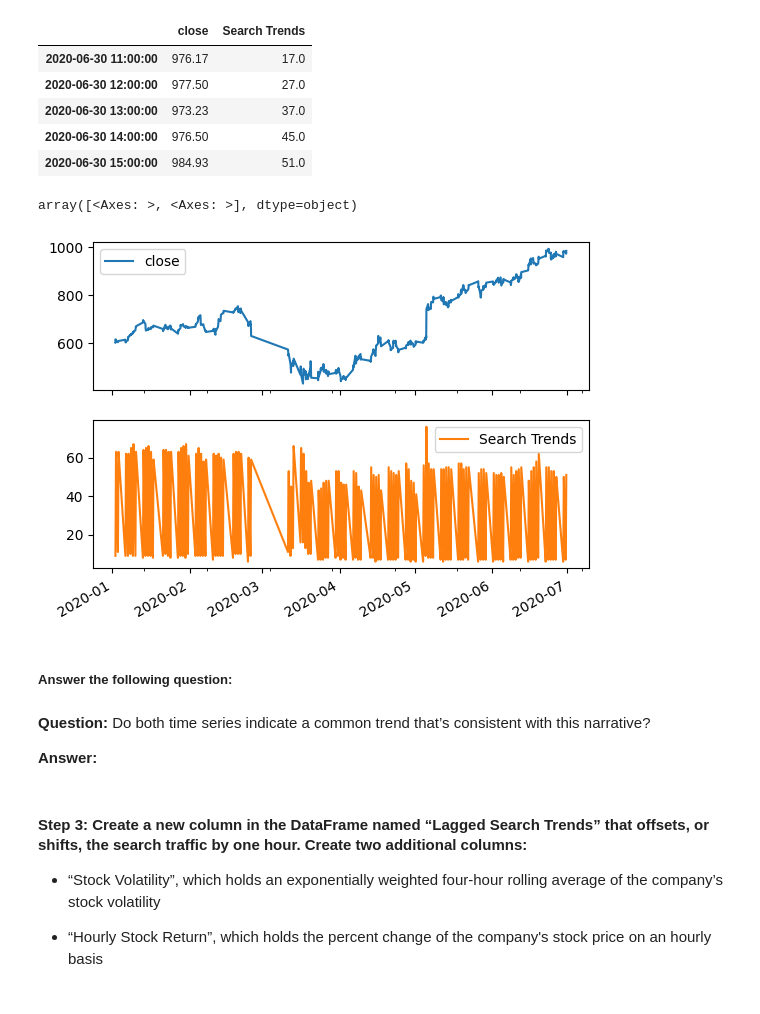
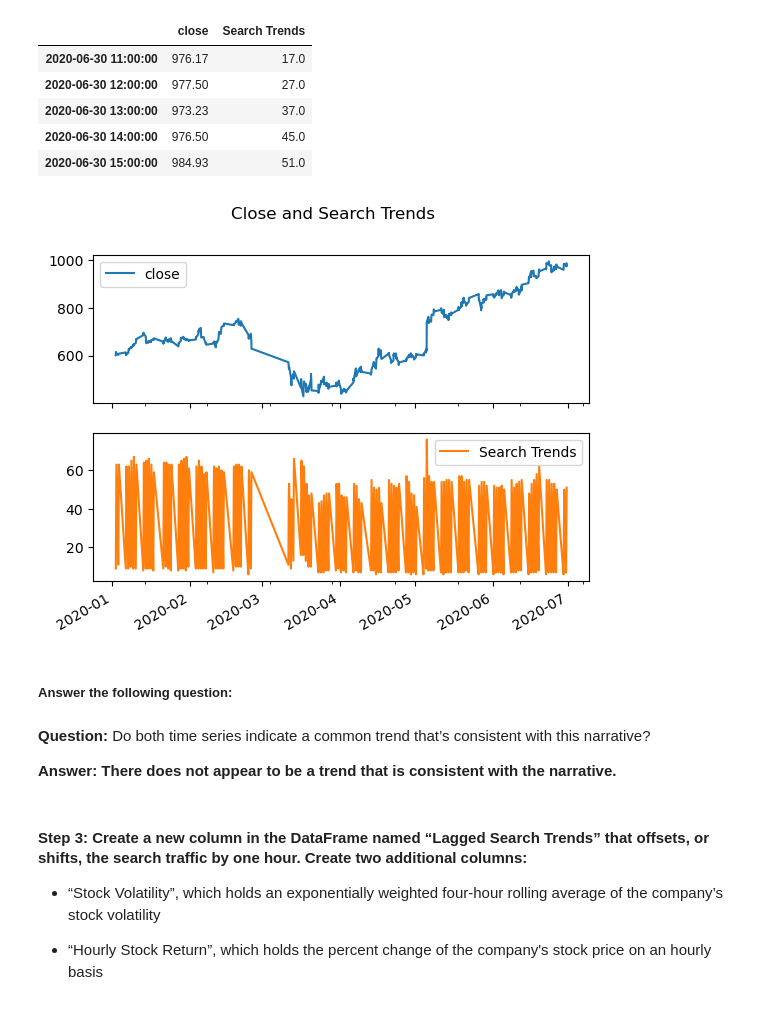
Before and after one commit to D4ality/prophet-challenge, a Jupyter notebook: forecasting_net_prophet.ipynb, the cells around one changed output. Drawn from its saved outputs; the diff is of its cells as text; code cells hidden in the pictures.

Commit message:
Completed the relate to search traffic to stock price patterns and volatility in the mercado libre market

```diff
--- a/forecasting_net_prophet.ipynb
+++ b/forecasting_net_prophet.ipynb
@@ -269,9 +273,12 @@ display(df_mercado_stock.tail())
 # %%
 # Concatenate the df_mercado_stock DataFrame with the df_mercado_trends DataFrame
-# Concatenate the DataFrame by columns (axis=1), and drop and rows with only one column of data
-
+# Concatenate the DataFrame by columns (axis=1), and drop rows with only one column of data
+df_combined = pd.concat([df_mercado_stock, df_mercado_trends], axis=1)
+df_combined = df_combined.dropna(thresh=2)
 
 # View the first and last five rows of the DataFrame
+display(df_combined.head())
+display(df_combined.tail())
 # %% [output]
 |  | close | Search Trends |
 | 2016-06-01 09:00:00 | 135.16 | 6.0 |
@@ -289,9 +296,11 @@ display(df_mercado_stock.tail())
 #### Step 2: Market events emerged during the year of 2020 that many companies found difficult. But, after the initial shock to global financial markets, new customers and revenue increased for e-commerce platforms. Slice the data to just the first half of 2020 (`2020-01` to `2020-06` in the DataFrame), and then plot the data. Do both time series indicate a common trend that’s consistent with this narrative?
 # %%
 # For the combined dataframe, slice to just the first half of 2020 (2020-01 through 2020-06)
-
+df_first_half_2020 = df_combined.loc['2020-01-01':'2020-06-30']
 
 # View the first and last five rows of first_half_2020 DataFrame
+display(df_first_half_2020.head())
+display(df_first_half_2020.tail())
 # %% [output]
 |  | close | Search Trends |
 | 2020-01-02 09:00:00 | 601.085 | 9.0 |
@@ -308,16 +317,17 @@ display(df_mercado_stock.tail())
 # %%
 # Visualize the close and Search Trends data
 # Plot each column on a separate axes using the following syntax
-# `plot(subplots=True)`
+# `plot(subplots=True)
+df_first_half_2020[['close', 'Search Trends']].plot(subplots=True, title='Close and Search Trends')
+plt.show()
 # %% [output]
-array([<Axes: >, <Axes: >], dtype=object)
-[figure, old version]
+[figure, new version]
 # %% [markdown]
 ##### Answer the following question:
 # %% [markdown]
 **Question:** Do both time series indicate a common trend that’s consistent with this narrative?
 
-**Answer:**
+**Answer: There does not appear to be a trend that is consistent with the narrative.**
 # %% [markdown]
 #### Step 3: Create a new column in the DataFrame named “Lagged Search Trends” that offsets, or shifts, the search traffic by one hour. Create two additional columns:
 
```
Also changed, not shown: parts of 8 cells of this notebook, 1 other file.
